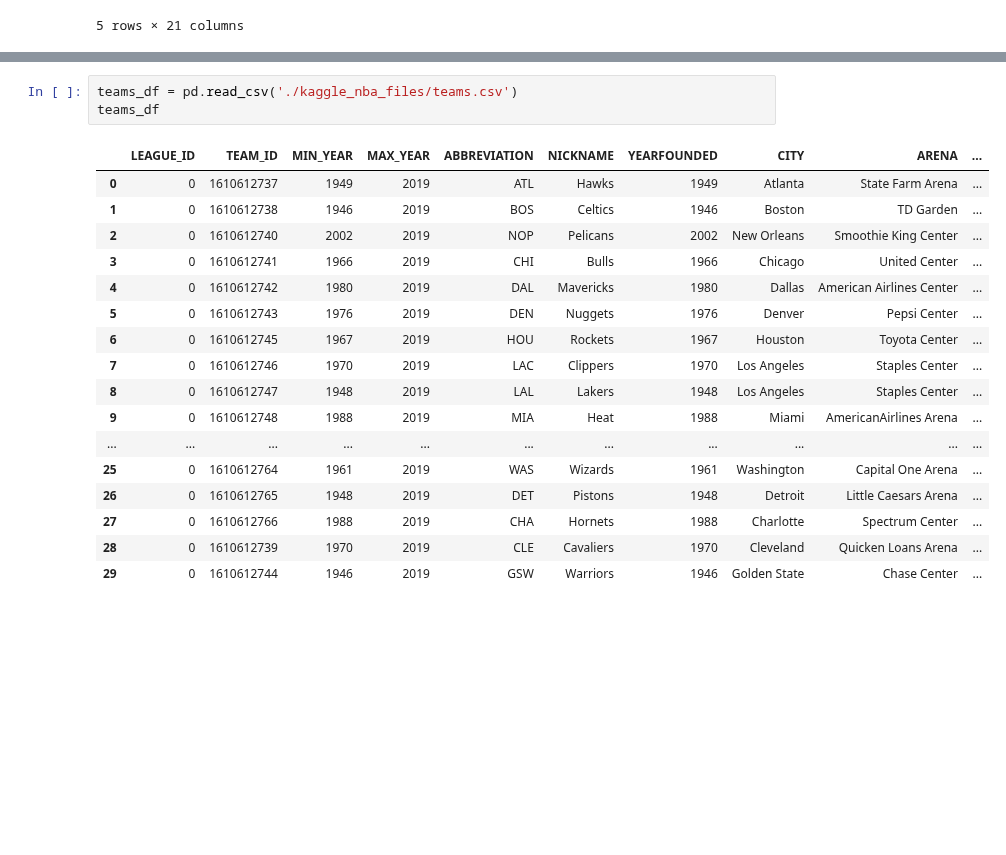
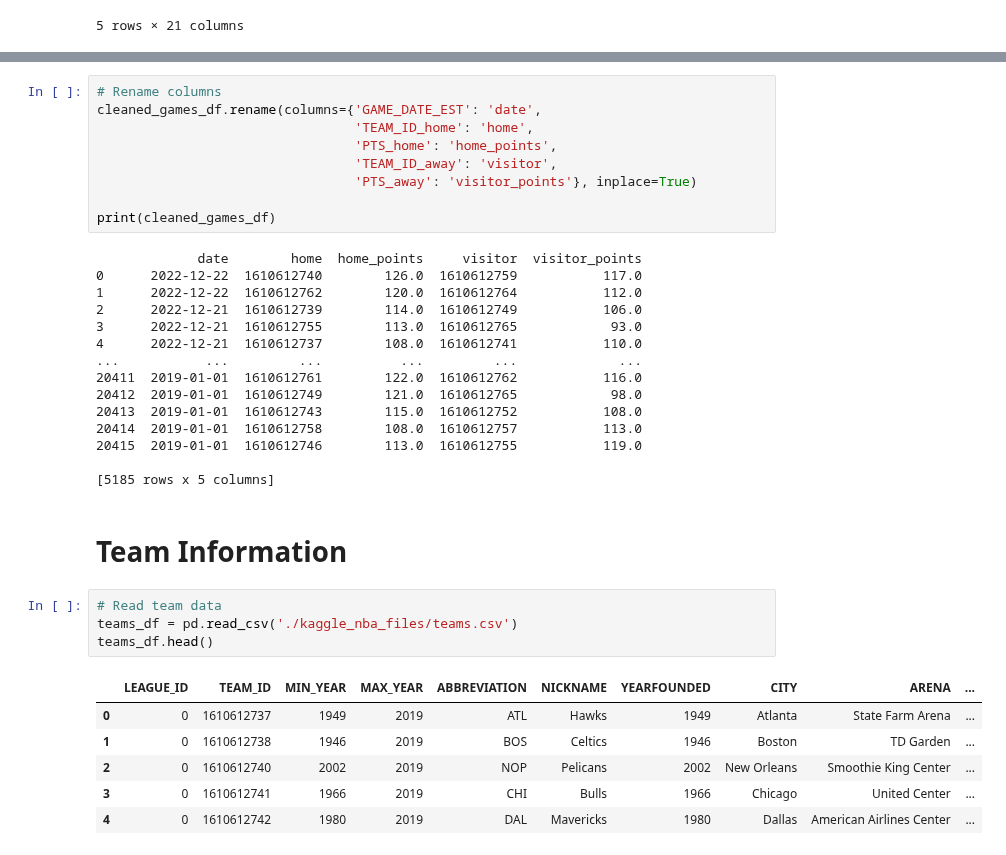
Before and after one commit to VincentGordon-Data-Analyst/nba-api, a Jupyter notebook: more_nba_data.ipynb, the cells around one changed output, grey strips where cells are left out. Saved outputs shown, nothing was run; the diff lists cells and outputs as text; blank space fills up the shorter version.

Commit message:
Fixed column names to match other dataset

```diff
--- a/more_nba_data.ipynb
+++ b/more_nba_data.ipynb
@@ -92,21 +110,37 @@ cleaned_games_df.head()
+# %%
+# Rename columns
+cleaned_games_df.rename(columns={'GAME_DATE_EST': 'date',
+                                 'TEAM_ID_home': 'home',
+                                 'PTS_home': 'home_points',
+                                 'TEAM_ID_away': 'visitor',
+                                 'PTS_away': 'visitor_points'}, inplace=True)
+
+print(cleaned_games_df)
+# %% [output]
+             date        home  home_points     visitor  visitor_points
+0      2022-12-22  1610612740        126.0  1610612759           117.0
+1      2022-12-22  1610612762        120.0  1610612764           112.0
+2      2022-12-21  1610612739        114.0  1610612749           106.0
+3      2022-12-21  1610612755        113.0  1610612765            93.0
+4      2022-12-21  1610612737        108.0  1610612741           110.0
+...           ...         ...          ...         ...             ...
+20411  2019-01-01  1610612761        122.0  1610612762           116.0
+20412  2019-01-01  1610612749        121.0  1610612765            98.0
+20413  2019-01-01  1610612743        115.0  1610612752           108.0
+20414  2019-01-01  1610612758        108.0  1610612757           113.0
+20415  2019-01-01  1610612746        113.0  1610612755           119.0
+
+[5185 rows x 5 columns]
+# %% [markdown]
+# Team Information
 # %%
+# Read team data
 teams_df = pd.read_csv('./kaggle_nba_files/teams.csv')
-teams_df
+teams_df.head()
 # %% [output]
 |  | LEAGUE_ID | TEAM_ID | MIN_YEAR | MAX_YEAR | ABBREVIATION | NICKNAME | YEARFOUNDED | CITY | ARENA | ... |
 | 0 | 0 | 1610612737 | 1949 | 2019 | ATL | Hawks | 1949 | Atlanta | State Farm Arena | ... |
 | 1 | 0 | 1610612738 | 1946 | 2019 | BOS | Celtics | 1946 | Boston | TD Garden | ... |
 | 2 | 0 | 1610612740 | 2002 | 2019 | NOP | Pelicans | 2002 | New Orleans | Smoothie King Center | ... |
 | 3 | 0 | 1610612741 | 1966 | 2019 | CHI | Bulls | 1966 | Chicago | United Center | ... |
 | 4 | 0 | 1610612742 | 1980 | 2019 | DAL | Mavericks | 1980 | Dallas | American Airlines Center | ... |
-| 5 | 0 | 1610612743 | 1976 | 2019 | DEN | Nuggets | 1976 | Denver | Pepsi Center | ... |
-| 6 | 0 | 1610612745 | 1967 | 2019 | HOU | Rockets | 1967 | Houston | Toyota Center | ... |
-| 7 | 0 | 1610612746 | 1970 | 2019 | LAC | Clippers | 1970 | Los Angeles | Staples Center | ... |
-| 8 | 0 | 1610612747 | 1948 | 2019 | LAL | Lakers | 1948 | Los Angeles | Staples Center | ... |
-| 9 | 0 | 1610612748 | 1988 | 2019 | MIA | Heat | 1988 | Miami | AmericanAirlines Arena | ... |
-| ... | ... | ... | ... | ... | ... | ... | ... | ... | ... | ... |
-| 25 | 0 | 1610612764 | 1961 | 2019 | WAS | Wizards | 1961 | Washington | Capital One Arena | ... |
-| 26 | 0 | 1610612765 | 1948 | 2019 | DET | Pistons | 1948 | Detroit | Little Caesars Arena | ... |
-| 27 | 0 | 1610612766 | 1988 | 2019 | CHA | Hornets | 1988 | Charlotte | Spectrum Center | ... |
-| 28 | 0 | 1610612739 | 1970 | 2019 | CLE | Cavaliers | 1970 | Cleveland | Quicken Loans Arena | ... |
-| 29 | 0 | 1610612744 | 1946 | 2019 | GSW | Warriors | 1946 | Golden State | Chase Center | ... |
```
Also changed, not shown: parts of 7 cells of this notebook, 2 other files.
